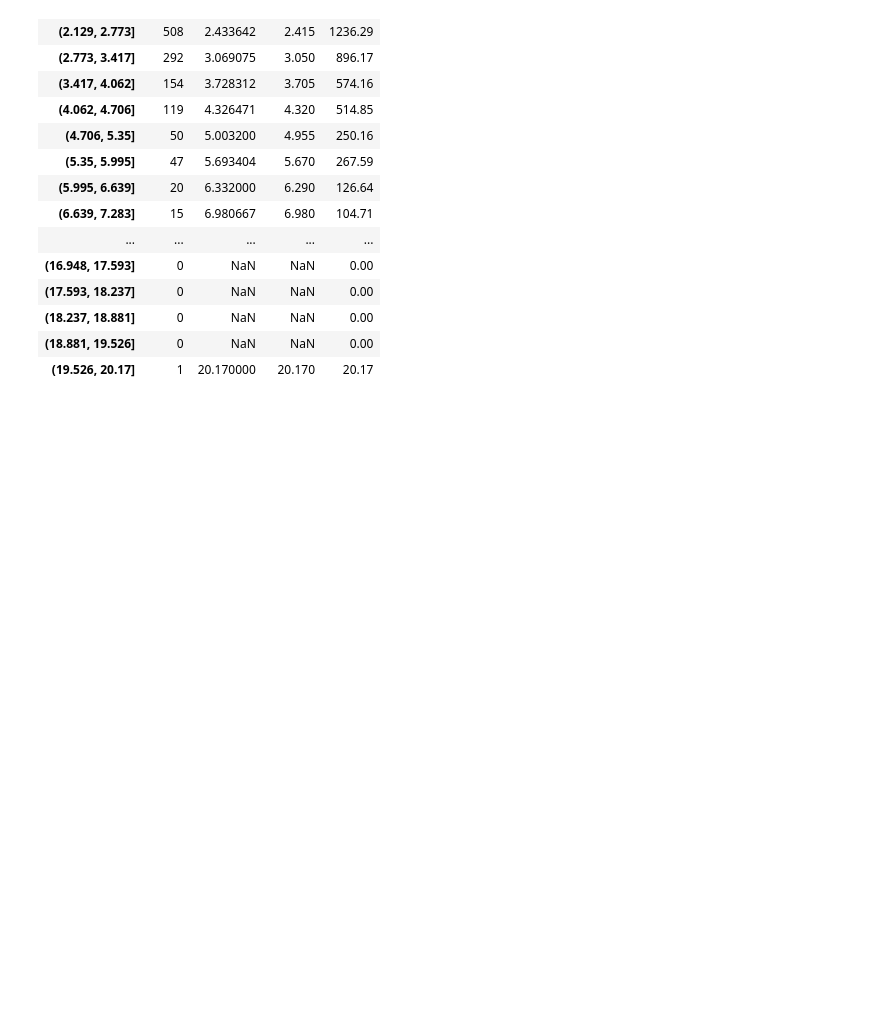
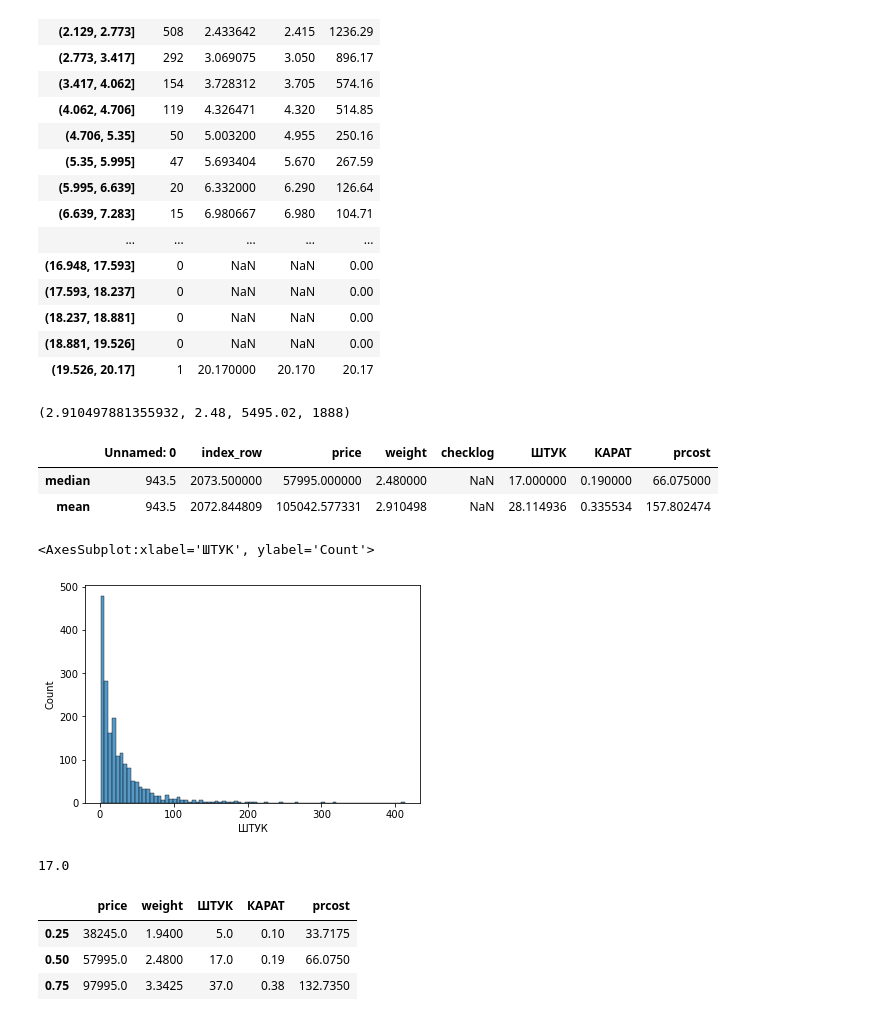
Before and after one commit to KeskilV/pandas_tutorial, a Jupyter notebook: Vars_and_metrics.ipynb, the cells around one changed output. Cells and saved outputs as stored; diff of their text form; code cells hidden in the pictures; blank space fills up the shorter version.

```diff
--- a/Vars_and_metrics.ipynb
+++ b/Vars_and_metrics.ipynb
@@ -64,3 +65,7 @@ df.groupby(by='weight_bin')['weight'].agg(['count','mean','median','sum'])
 | (18.237, 18.881] | 0 | NaN | NaN | 0.00 |
 | (18.881, 19.526] | 0 | NaN | NaN | 0.00 |
 | (19.526, 20.17] | 1 | 20.170000 | 20.170 | 20.17 |
+# %%
+df.weight.mean(), df.weight.median(), df.weight.sum(), df.weight.count()
+# %% [output]
+(2.910497881355932, 2.48, 5495.02, 1888)
@@ -67,2 +74,23 @@ df.groupby(by='weight_bin')['weight'].agg(['count','mean','median','sum'])
 # %%
-df.agg?
+df.agg(['median','mean'])
+# %% [output]
+|  | Unnamed: 0 | index_row | price | weight | checklog | ШТУК | КАРАТ | prcost |
+| median | 943.5 | 2073.500000 | 57995.000000 | 2.480000 | NaN | 17.000000 | 0.190000 | 66.075000 |
+| mean | 943.5 | 2072.844809 | 105042.577331 | 2.910498 | NaN | 28.114936 | 0.335534 | 157.802474 |
+# %%
+sns.histplot(df.ШТУК)
+# %% [output]
+<AxesSubplot:xlabel='ШТУК', ylabel='Count'>
+[figure, added]
+# %%
+df.ШТУК.quantile(0.5)
+# %% [output]
+17.0
+# %%
+#qvartil
+df[['price','weight','ШТУК','КАРАТ','prcost']].quantile([0.25,0.50,0.75])
+# %% [output]
+|  | price | weight | ШТУК | КАРАТ | prcost |
+| 0.25 | 38245.0 | 1.9400 | 5.0 | 0.10 | 33.7175 |
+| 0.50 | 57995.0 | 2.4800 | 17.0 | 0.19 | 66.0750 |
+| 0.75 | 97995.0 | 3.3425 | 37.0 | 0.38 | 132.7350 |
```
Also changed, not shown: parts of 40 cells of this notebook.
